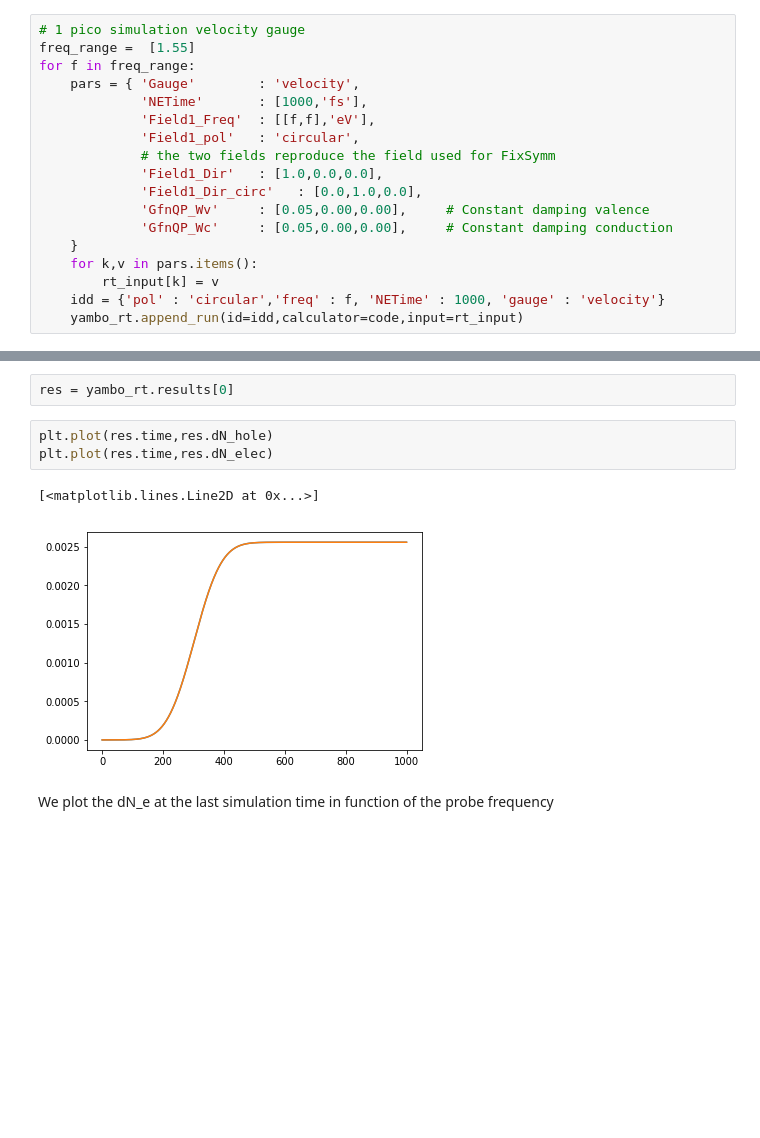
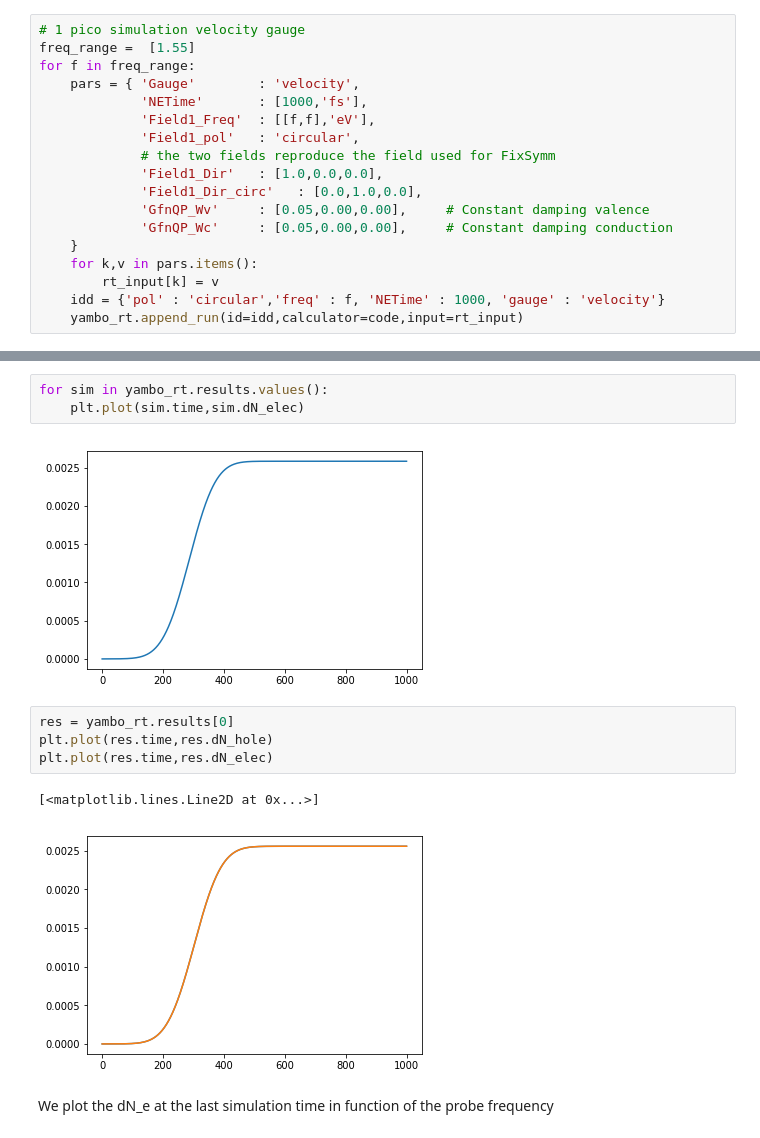
Before and after one commit to marcodalessandro76/Generation-and-decay-of-the-degree-of-spin-polarization-in-GaAs, a Jupyter notebook: RT_calculations.ipynb, the cells around one changed output, grey strips where cells are left out. Drawn from its saved outputs; the diff is of its cells as text; blank space fills up the shorter version.

```diff
--- a/RT_calculations.ipynb
+++ b/RT_calculations.ipynb
@@ -279,6 +336,10 @@ yambo_rt.ids
-# %%
-res = yambo_rt.results[0]
+# %%
+for sim in yambo_rt.results.values():
+    plt.plot(sim.time,sim.dN_elec)
+# %% [output]
+[figure, added]
 # %%
+res = yambo_rt.results[0]
 plt.plot(res.time,res.dN_hole)
 plt.plot(res.time,res.dN_elec)
 # %% [output]
```
Also changed, not shown: parts of 20 cells of this notebook, 3 other files.
